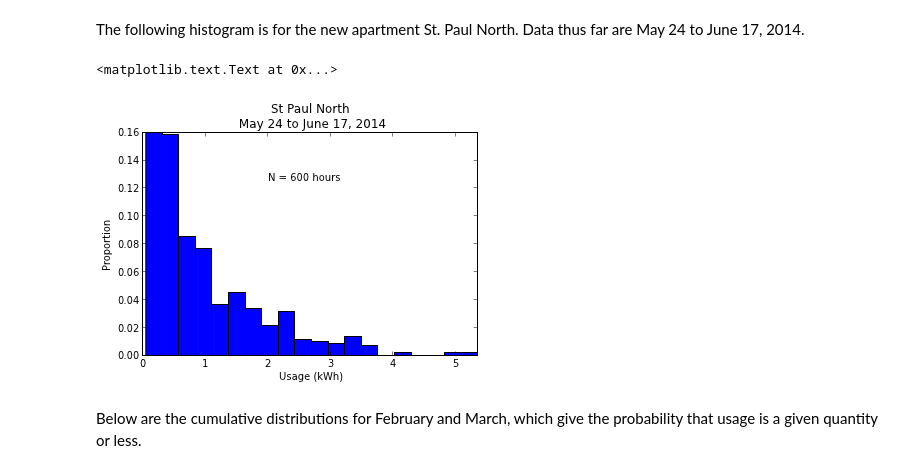
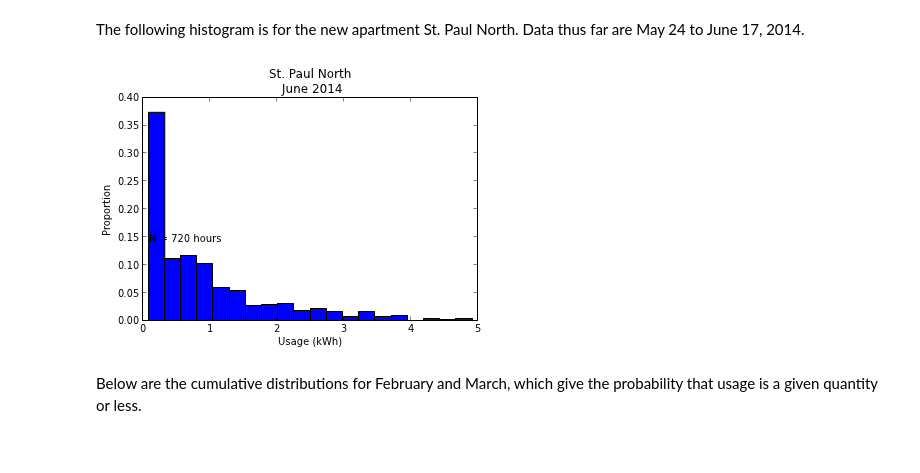
Before and after one commit to jtelszasz/my_energy_forecast_SVR, a Jupyter notebook: apt_compare.ipynb, the cells around one changed output. Cells and saved outputs as stored; diff of their text form; code cells hidden in the pictures.

Commit message:
rename raw data files, new-old apt comparison

```diff
--- a/apt_compare.ipynb
+++ b/apt_compare.ipynb
@@ -25,2 +78,27 @@ new_apt_and_weather = new_apt
+# %%
+# Histogram
+def elec_hist(data,date_range,hist_title):
+
+    fig = plt.figure()
+    elec_pdf = data.ix[date_range].hist(weights=np.ones_like(data.ix[date_range])/data.ix[date_range].size,bins=20,grid=False)
+    #xlim(xmax=)
+    #ylim(ymax=.5)
+    ylabel('Proportion')
+    xlabel('Usage (kWh)')
+    title(hist_title)
+    elec_pdf.text(0.1,.14,'N = %d hours'%size(data.ix[date_range]))
+
+# Cumulative Distribution Function
+def elec_cdf(data,date_range,cdf_title):
+
+    fig = plt.figure()
+    elec_cdf = data.ix[date_range].hist(normed=1,cumulative=True,histtype='step',bins=200,grid=False)
+    #xlim(xmax=6)
+    #ylim(ymax=1)
+    ylabel('Proportion of Hours (x <= X)')
+    xlabel('Usage (kWh)')
+    title(cdf_title)
+    #fig.text(0,1,'N_feb = %d hours \n N_mar = %d hours \n N_new = %d hours'%[size(old_apt_and_weather['USAGE'].ix['feb 2014']),size(old_apt_and_weather['USAGE'].ix['mar 2014']),size(new_apt_and_weather['USAGE'])])
+    #legend(['St. Paul South - Feb','St. Paul South - March','St. Paul North'],'lower right')
 # %% [markdown]
 Below are histograms of the hourly electricity use for February and March 2014.  NOTE: February and March were at the old apartment (St Paul South).
@@ -69,19 +109,9 @@ ElecPDF.text(2.0,0.125,'N = %d hours'%size(old_apt_and_weather['USAGE'].ix['apri
 # %% [markdown]
 The following histogram is for the new apartment St. Paul North.  Data thus far are May 24 to June 17, 2014.
-# %%
-fig = plt.figure()
-ElecPDF = new_apt_and_weather['USAGE'].hist(weights=np.ones_like(new_apt_and_weather['USAGE'])/new_apt_and_weather['USAGE'].size,bins=20,grid=False)
-xlim(xmax=max(new_apt_and_weather['USAGE']))
-ylim(ymax=.16)
-ylabel('Proportion')
-xlabel('Usage (kWh)')
-title('St Paul North \n May 24 to June 17, 2014')
-ElecPDF.text(2.0,0.125,'N = %d hours'%size(new_apt_and_weather['USAGE']))
-
-#fig.savefig('ElecHist - Mar2014.png')
-# %% [output]
-<matplotlib.text.Text at 0x...>
-[figure, removed]
+# %%
+elec_hist(new_apt_and_weather['USAGE'],'june 2014','St. Paul North \n June 2014')
+# %% [output]
+[figure, added]
 # %% [markdown]
 Below are the cumulative distributions for February and March, which give the probability that usage is a given quantity or less.
 # %%
```
Also changed, not shown: parts of 15 cells of this notebook, 23 other files.
